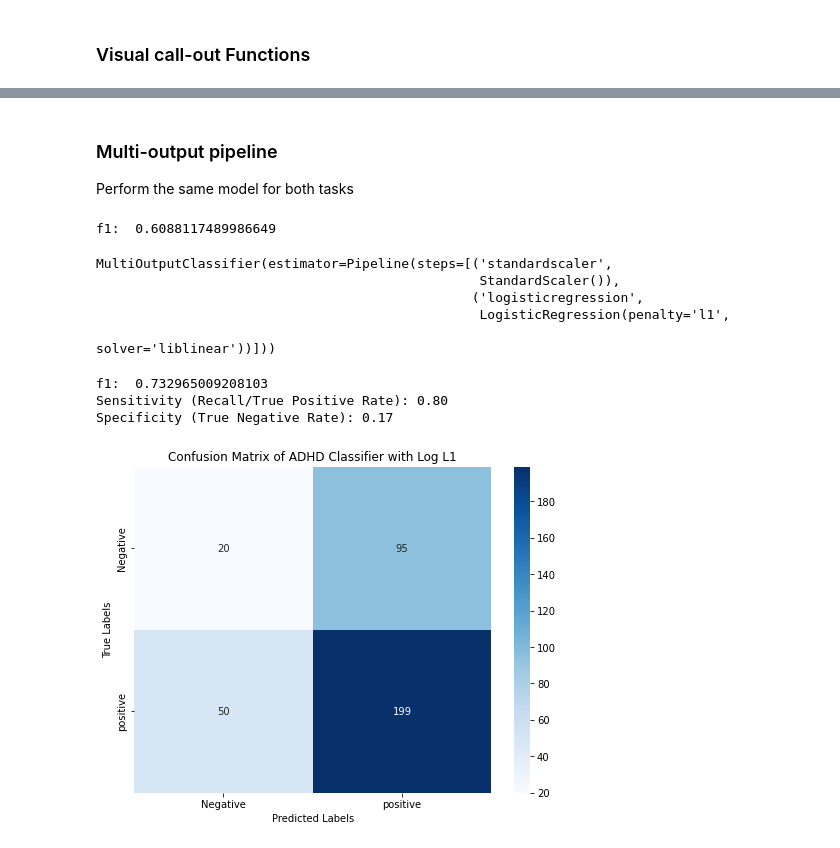
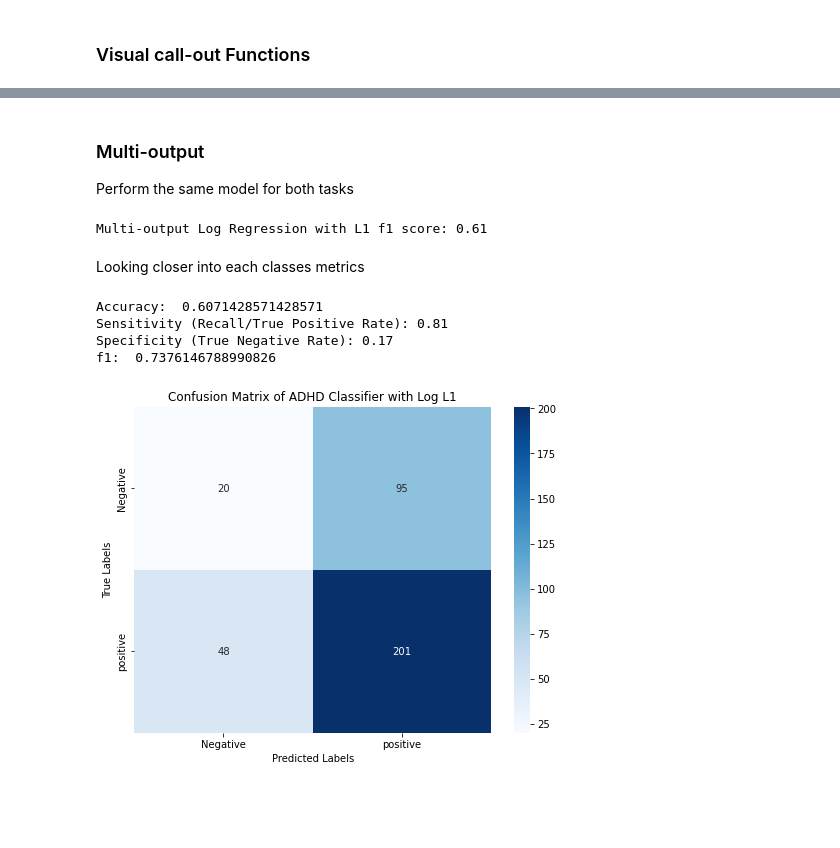
Before and after one commit to taylornguyen527/ADHD_Sex_Prediction_WIDS2025, a Jupyter notebook: EDA.ipynb, the cells around one changed output, grey strips where cells are left out. Drawn from its saved outputs; the diff is of its cells as text; code cells hidden in the pictures; blank space fills up the shorter version.

```diff
--- a/EDA.ipynb
+++ b/EDA.ipynb
@@ -57,8 +60,6 @@ train = train[~train.index.isin(null_index)]
 label = label[~label.index.isin(null_index)]'''
 # %% [output]
 'null_index = train[train.isnull().any(axis=1)].index\n\ntrain = train[~train.index.isin(null_index)]\nlabel = label[~label.index.isin(null_index)]'
-# %%
-train = train.drop(['PreInt_Demos_Fam_Child_Ethnicity', 'MRI_Track_Age_at_Scan'], axis =1)
 # %% [markdown]
 ### EDA
 # %% [markdown]
@@ -134,7 +156,7 @@ dtype: object
 # %% [markdown]
 ### Visual call-out Functions
 # %%
-def model_stats(y_test, y_pred, model_name):
+def model_result(y_test, y_pred, model_name):
     """
     Compute and display important performance metrics for a classification model,
     including F1-score, sensitivity, specificity, and a confusion matrix heatmap.
@@ -157,7 +179,7 @@ def model_stats(y_test, y_pred, model_name):
     """
     classes = ['Negative', 'positive']
     cm = confusion_matrix(y_test, y_pred)
-    print('f1: ', f1_score(y_test, y_pred))
+    accuracy = accuracy_score(y_test, y_pred)
 
     # Compute confusion matrix
     tn, fp, fn, tp = cm.ravel()
@@ -167,9 +189,10 @@ def model_stats(y_test, y_pred, model_name):
     spec = tn / (tn + fp)
 
     # Print results
+    print('Accuracy: ', accuracy)
     print(f"Sensitivity (Recall/True Positive Rate): {sens:.2f}")
     print(f"Specificity (True Negative Rate): {spec:.2f}")
-
+    print('f1: ', f1_score(y_test, y_pred))
 
     # Plot the confusion matrix as a heatmap
     plt.figure(figsize=(8, 6))
@@ -181,29 +207,40 @@ def model_stats(y_test, y_pred, model_name):
+# %%
+# Remove 2 features with null
+
+categorical_features = list(cat_train.drop(['participant_id', 'PreInt_Demos_Fam_Child_Ethnicity'], axis= 1).columns)
+numeric_features = train.drop(cat_train.drop(['participant_id', 'PreInt_Demos_Fam_Child_Ethnicity'], axis = 1).columns, axis = 1).columns
+
+preprocessor = ColumnTransformer(
+    transformers=[
+        ('num', StandardScaler(), numeric_features),
+        ('cat', OneHotEncoder(), categorical_features)
+    ])
 # %% [markdown]
-### Multi-output pipeline
+### Multi-output
 Perform the same model for both tasks
 # %%
-model = MultiOutputClassifier(make_pipeline(
-                              StandardScaler(),
-                              LogisticRegression(penalty='l1', solver='liblinear')))
+# Multi-output model for log classifier with
+pipeline = Pipeline(steps=[
+    ('preprocessor', preprocessor),
+    ('classifier', MultiOutputClassifier(LogisticRegression(penalty='l1', solver='liblinear')))
+])
 
-model.fit(x_train, y_train)
+pipeline.fit(x_train, y_train)
 
-y_pred = model.predict(x_test)
-print('f1: ', f1_score(y_test,y_pred, average = 'micro'))
+model = pipeline.named_steps['classifier']
+
+y_pred = pipeline.predict(x_test)
+f1 = f1_score(y_test,y_pred, average = 'micro')
+print(f'f1 score of Multi-output Log Regression with L1 : {f1:.2f}')
 # %% [output]
-f1:  0.6088117489986649
+Multi-output Log Regression with L1 f1 score: 0.61
-# %%
-model
-# %% [output]
-MultiOutputClassifier(estimator=Pipeline(steps=[('standardscaler',
-                                                 StandardScaler()),
-                                                ('logisticregression',
-                                                 LogisticRegression(penalty='l1',
-                                                                    solver='liblinear'))]))
+# %% [markdown]
+Looking closer into each classes metrics
 # %%
-model_stats(y_test['ADHD_Outcome'], y_pred[:,0], "ADHD Classifier with Log L1")
+model_result(y_test['ADHD_Outcome'], y_pred[:,0], "ADHD Classifier with Log L1")
 # %% [output]
-f1:  0.732965009208103
-Sensitivity (Recall/True Positive Rate): 0.80
+Accuracy:  0.6071428571428571
+Sensitivity (Recall/True Positive Rate): 0.81
 Specificity (True Negative Rate): 0.17
+f1:  0.7376146788990826
-[figure, old version]
+[figure, new version]
```
Also changed, not shown: parts of 9 cells of this notebook, 12 other files.
